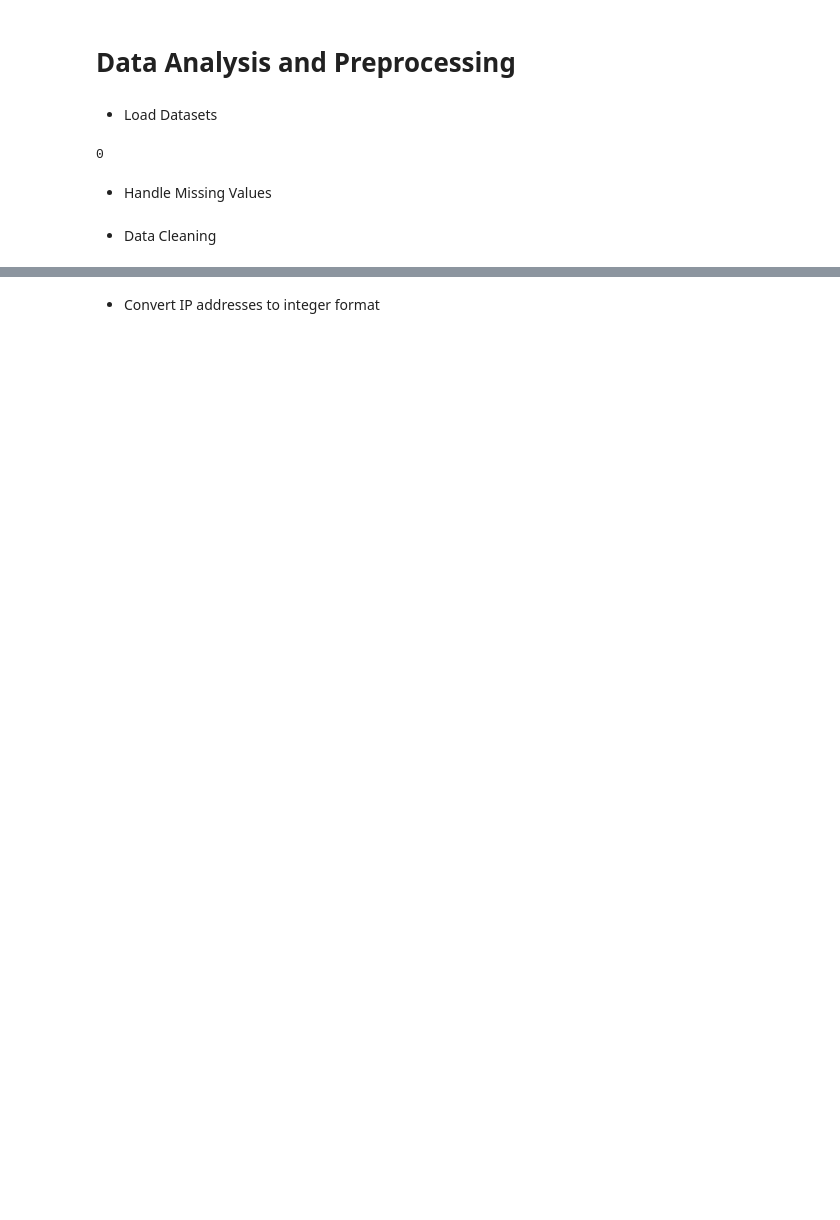
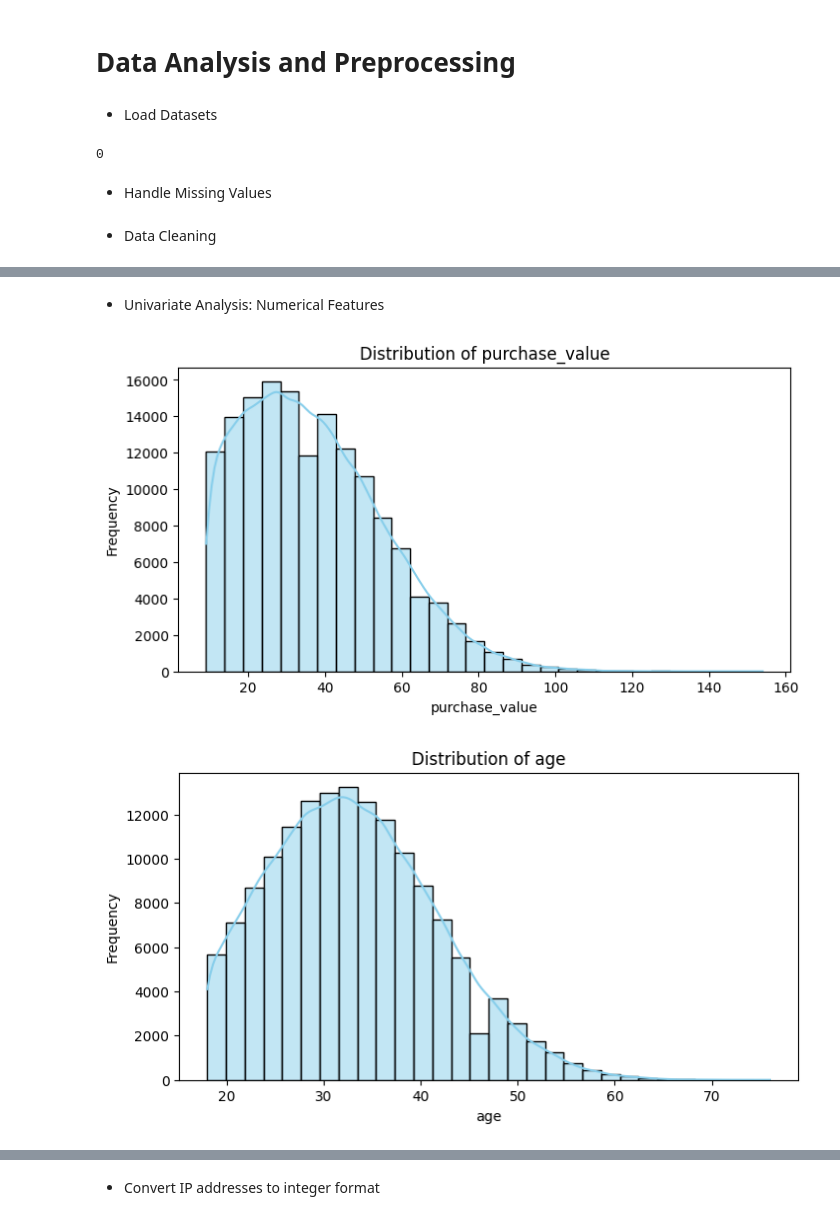
Before and after one commit to teddyhabtamu/Kifiya-AIM-Week-8, a Jupyter notebook: notebooks/Analysis_and_Preprocessing.ipynb, the cells around one changed output, grey strips where cells are left out. Cells and saved outputs as stored; diff of their text form; code cells hidden in the pictures; blank space fills up the shorter version.

```diff
--- a/notebooks/Analysis_and_Preprocessing.ipynb
+++ b/notebooks/Analysis_and_Preprocessing.ipynb
@@ -25,0 +66,14 @@ fraud_data['purchase_time'] = pd.to_datetime(fraud_data['purchase_time'])
+# %% [markdown]
+* Univariate Analysis: Numerical Features
+# %%
+numerical_features = ['purchase_value', 'age']
+for feature in numerical_features:
+    plt.figure(figsize=(8, 4))
+    sns.histplot(fraud_data[feature], kde=True, bins=30, color='skyblue')
+    plt.title(f'Distribution of {feature}')
+    plt.xlabel(feature)
+    plt.ylabel('Frequency')
+    plt.show()
+# %% [output]
+[figure, added]
+[figure, added]
```
Also changed, not shown: parts of 11 cells of this notebook.
